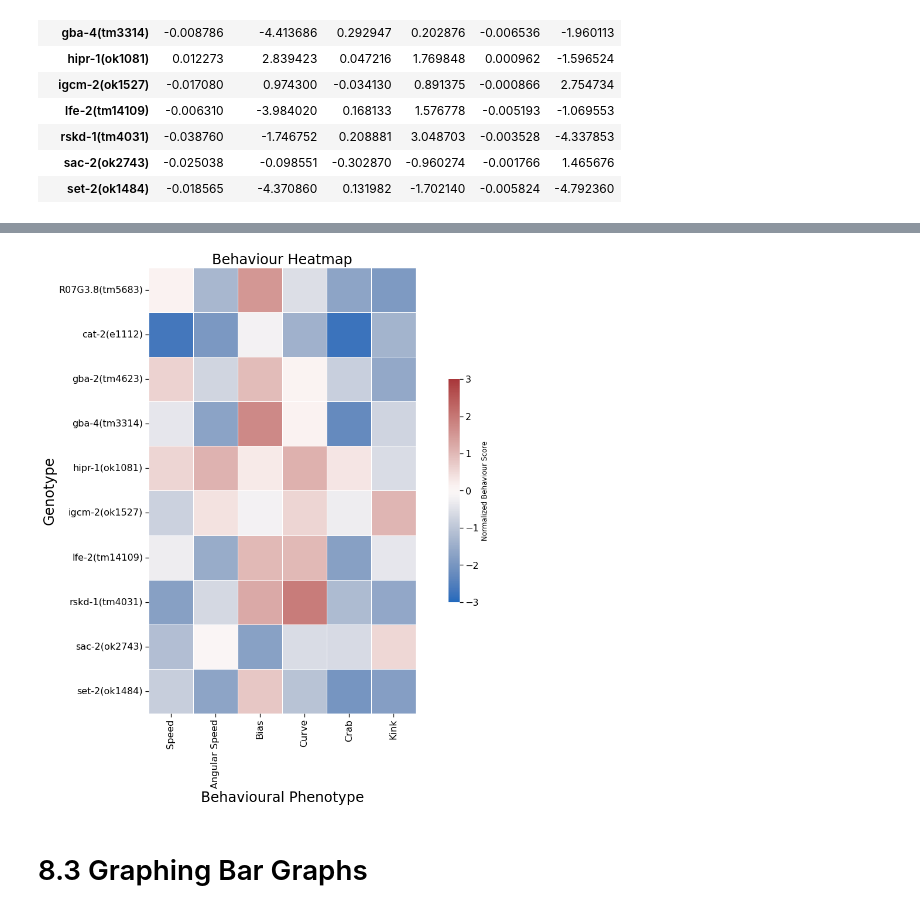
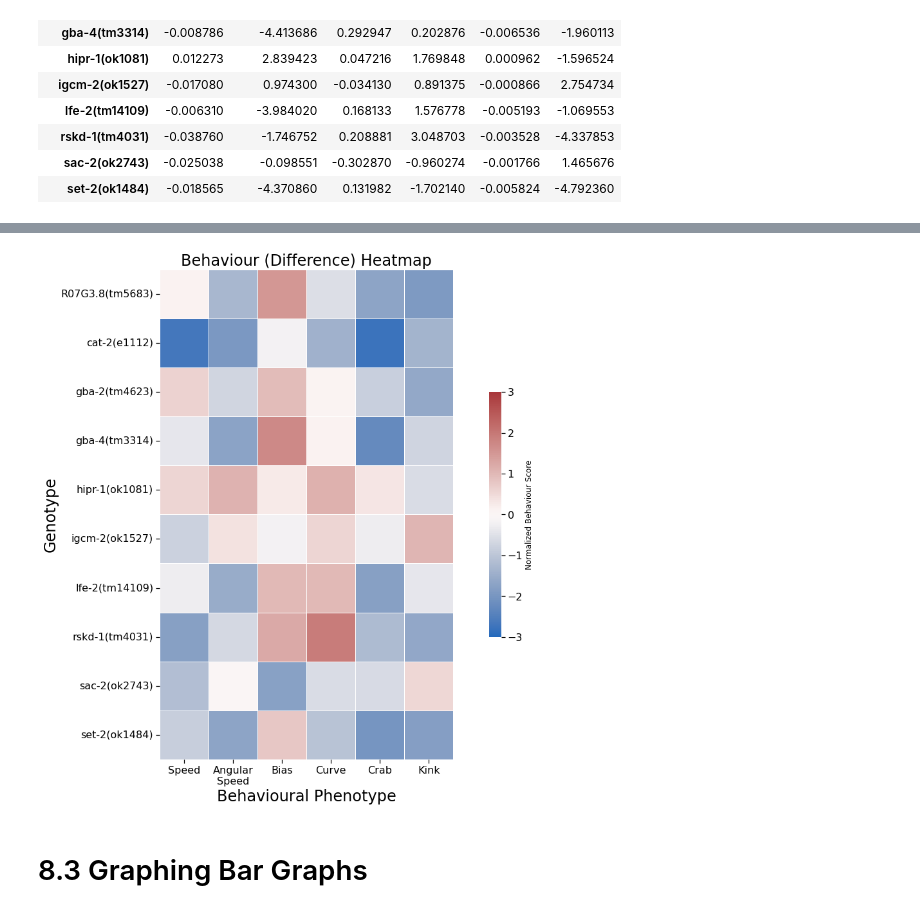
Before and after one commit to JosephLiangUBC/Joseph-Jupyter-Notebooks, a Jupyter notebook: Ben_postcsv_SpeedTraceNoFoodOnFoodExptUpdated_V2.0.ipynb, the cells around one changed output, grey strips where cells are left out. Drawn from its saved outputs; the diff is of its cells as text; code cells hidden in the pictures.

```diff
--- a/Ben_postcsv_SpeedTraceNoFoodOnFoodExptUpdated_V2.0.ipynb
+++ b/Ben_postcsv_SpeedTraceNoFoodOnFoodExptUpdated_V2.0.ipynb
@@ -434,27 +438,27 @@ set-2(ok1484)   -1.807728
 # %%
 sns.set_context('notebook')
 plt.figure(figsize=(20,14))
 plt.rc('xtick', labelsize=16)
 plt.rc('ytick', labelsize=16)
 ax = sns.heatmap(data = PD_gene_behavioural_scores_normalize_2,
                  annot = False,
                  linewidth = 0.5,
                  square = True,
                  cmap = "vlag",
                  center = 0,
                  vmax = 3,
                  vmin = -3,
                  # xticklabels = 1,
-                 xticklabels = ['Speed', 'Angular Speed', 'Bias', 'Curve', 'Crab', 'Kink'],
+                 xticklabels = ['Speed', 'Angular\nSpeed', 'Bias', 'Curve', 'Crab', 'Kink'],
                  yticklabels = 1,
                  cbar_kws = {"shrink": .5, "label": "Normalized Behaviour Score"})
 ax.set_ylabel('Genotype', fontsize = 24)
 ax.set_xlabel('Behavioural Phenotype', fontsize = 24)
-ax.set_title('Behaviour Heatmap', fontsize = 24)
+ax.set_title('Behaviour (Difference) Heatmap', fontsize = 24)
 plt.savefig('BehaviourScore_GENE_normalized2_square.jpg', format='jpg', dpi=450, bbox_inches = "tight")
 plt.show()
 # %% [output]
-[figure, old version]
+[figure, new version]
 # %% [markdown]
 # 8.3 Graphing Bar Graphs
 # %% [markdown]
```
Also changed, not shown: parts of 13 cells of this notebook.
